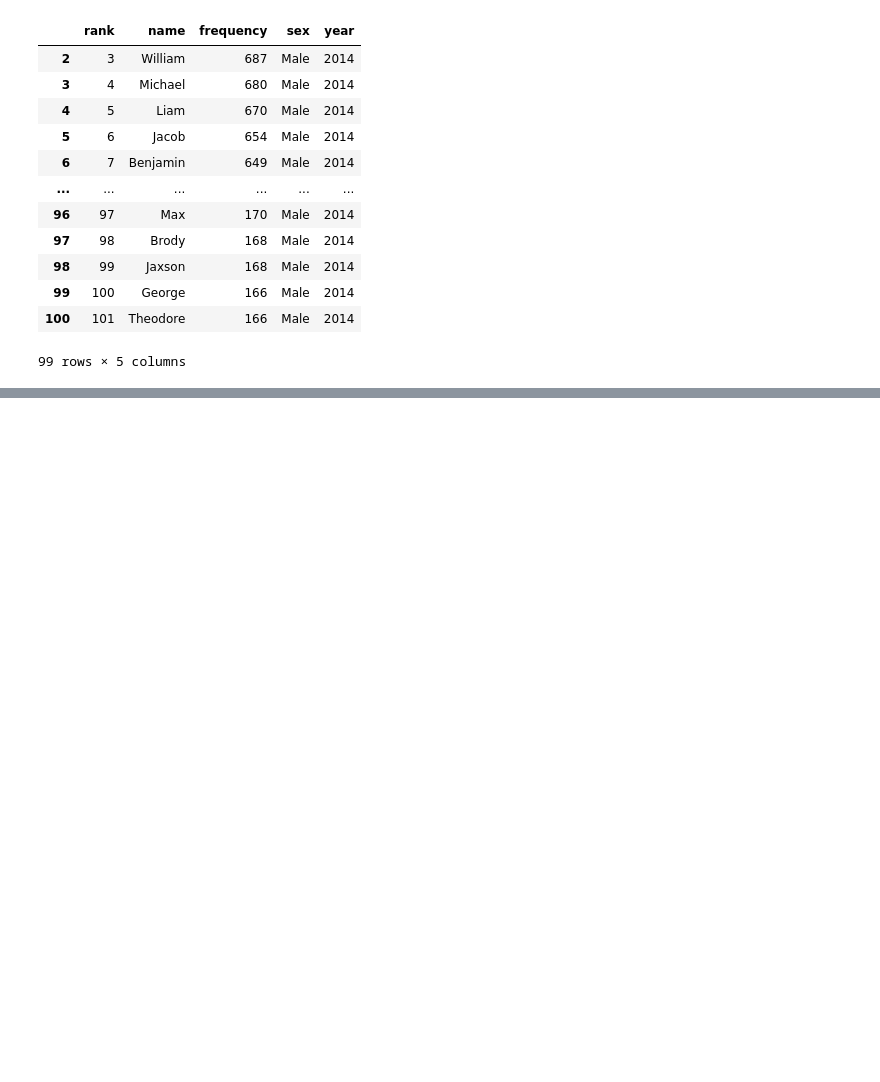
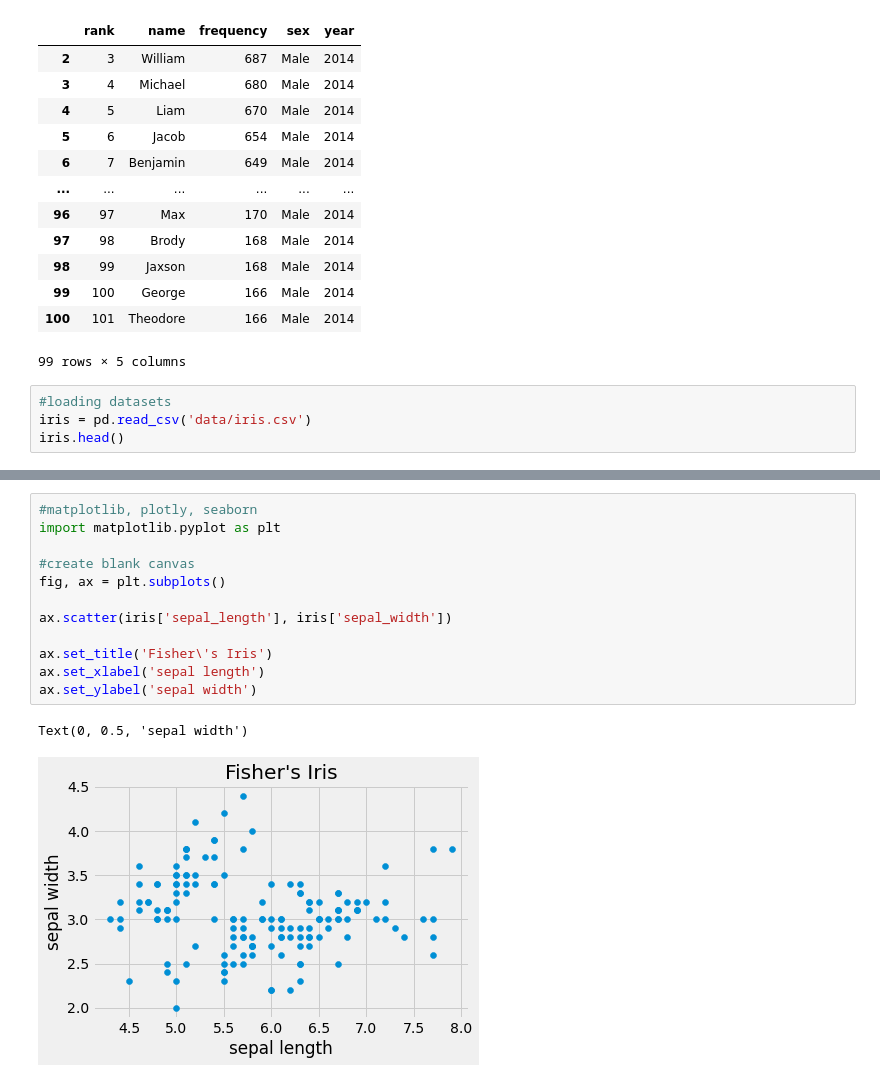
Before and after one commit to wu-olivia-ke/inf1340-programmingfordatascience-fa21, a Jupyter notebook: class-demo.ipynb, the cells around one changed output, grey strips where cells are left out. Saved outputs shown, nothing was run; the diff lists cells and outputs as text; blank space fills up the shorter version.

```diff
--- a/class-demo.ipynb
+++ b/class-demo.ipynb
@@ -589,3 +589,7 @@ df.tail(99)
 | 99 | 100 | George | 166 | Male | 2014 |
 | 100 | 101 | Theodore | 166 | Male | 2014 |
 99 rows × 5 columns
+# %%
+#loading datasets
+iris = pd.read_csv('data/iris.csv')
+iris.head()
@@ -591,0 +613,15 @@ df.tail(99)
+# %%
+#matplotlib, plotly, seaborn
+import matplotlib.pyplot as plt
+
+#create blank canvas
+fig, ax = plt.subplots()
+
+ax.scatter(iris['sepal_length'], iris['sepal_width'])
+
+ax.set_title('Fisher\'s Iris')
+ax.set_xlabel('sepal length')
+ax.set_ylabel('sepal width')
+# %% [output]
+Text(0, 0.5, 'sepal width')
+[figure, added]
```
Also changed, not shown: parts of 5 cells of this notebook, 1 other file.
